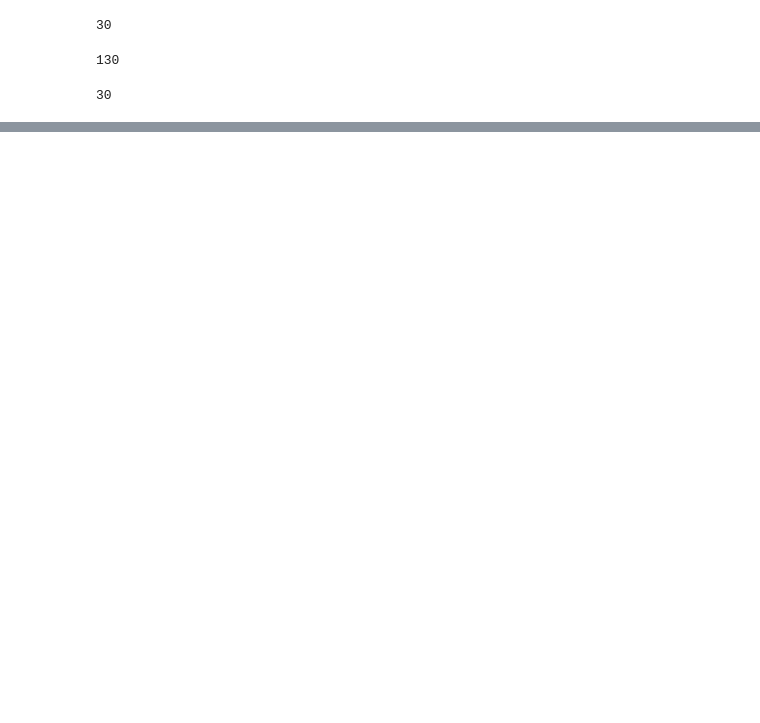
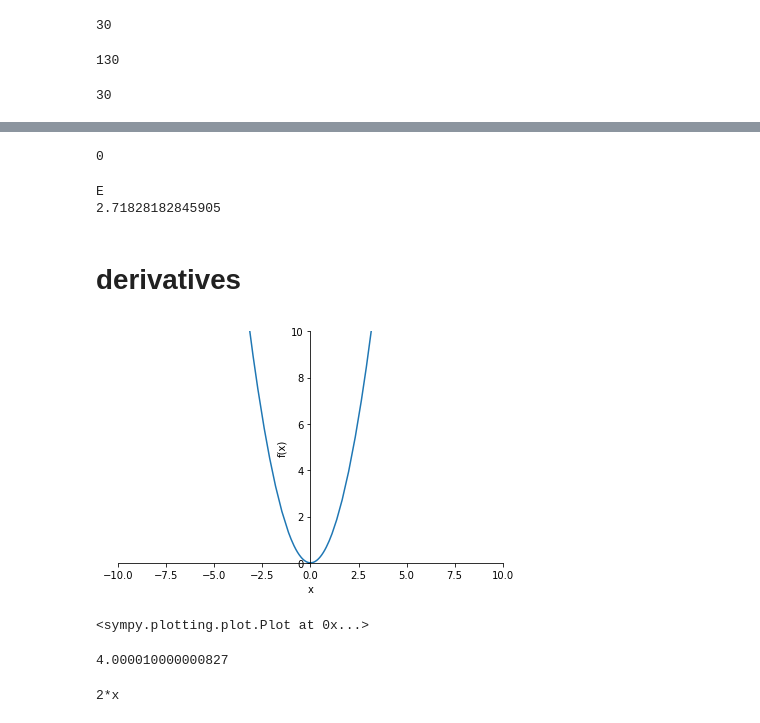
Before and after one commit to guidorice/machine-learning-demo-data, a Jupyter notebook: basic_math_and_calculus_review.ipynb, the cells around one changed output, grey strips where cells are left out. Cells and saved outputs as stored; diff of their text form; code cells hidden in the pictures; blank space fills up the shorter version.

```diff
--- a/basic_math_and_calculus_review.ipynb
+++ b/basic_math_and_calculus_review.ipynb
@@ -48,0 +119,44 @@ print(up_to_5.doit()) # 30
+# %%
+# using sympy to calculate limits
+x = symbols('x')
+f = 1 / x
+result = limit(f, x, oo)  # Note that infinity is cleverly expressed in SymPy with oo.
+
+print(result) # 0
+# %% [output]
+0
+# %%
+# calculate Euler's number with sympy
+n = symbols('n')
+f = (1 + (1/n))**n
+result = limit(f, n, oo)
+
+print(result) # E
+print(result.evalf()) # 2.71828182845905
+# %% [output]
+E
+2.71828182845905
+# %% [markdown]
+# derivatives
+# %%
+# plot f(x) = x ** 2
+x = symbols('x')
+f = x ** 2
+plot(f, xlim=(-10,10), ylim=(0,10))
+# %% [output]
+[figure, added]
+<sympy.plotting.plot.Plot at 0x...>
+# %%
+# a derivative calculator in python (using simple rise-over-run formula)
+def derivative_x(f, x, step_size):
+    m = (f(x + step_size) - f(x)) / ((x + step_size) - x)
+    return m
+
+def my_function(x):
+    return x**2
+
+slope_at_2 = derivative_x(my_function, 2, .00001)
+
+print(slope_at_2) # prints 4.000010000000827
+# %% [output]
+4.000010000000827
@@ -48,0 +165,14 @@ print(up_to_5.doit()) # 30
+# %%
+# Calculating a derivative in SymPy
+
+# Declare 'x' to SymPy
+x = symbols('x')
+
+# Now just use Python syntax to declare function
+f = x**2
+
+# Calculate the derivative of the function
+dx_f = diff(f)
+print(dx_f) # prints 2*x
+# %% [output]
+2*x
```
Also changed, not shown: parts of 26 cells of this notebook, 1 other file.
